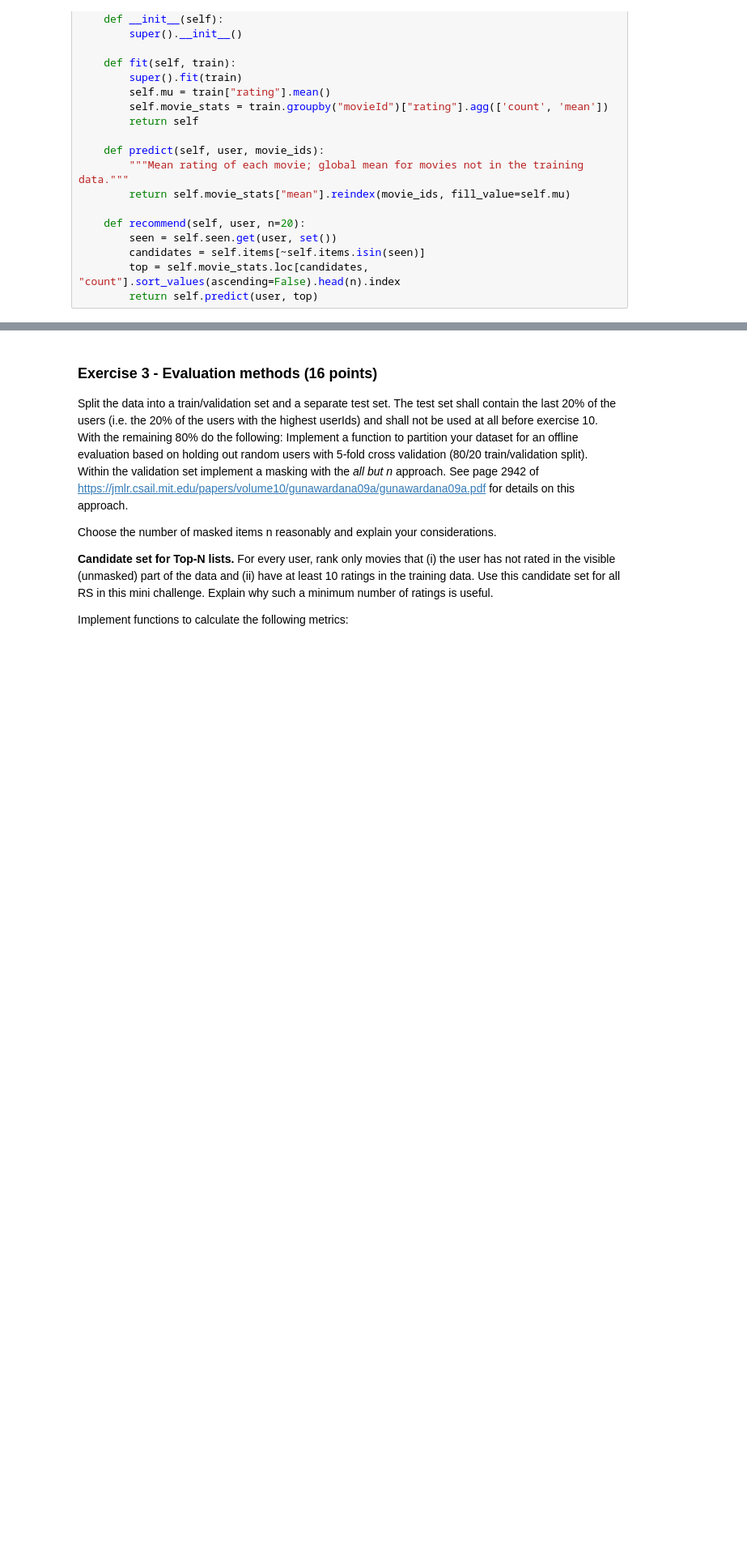
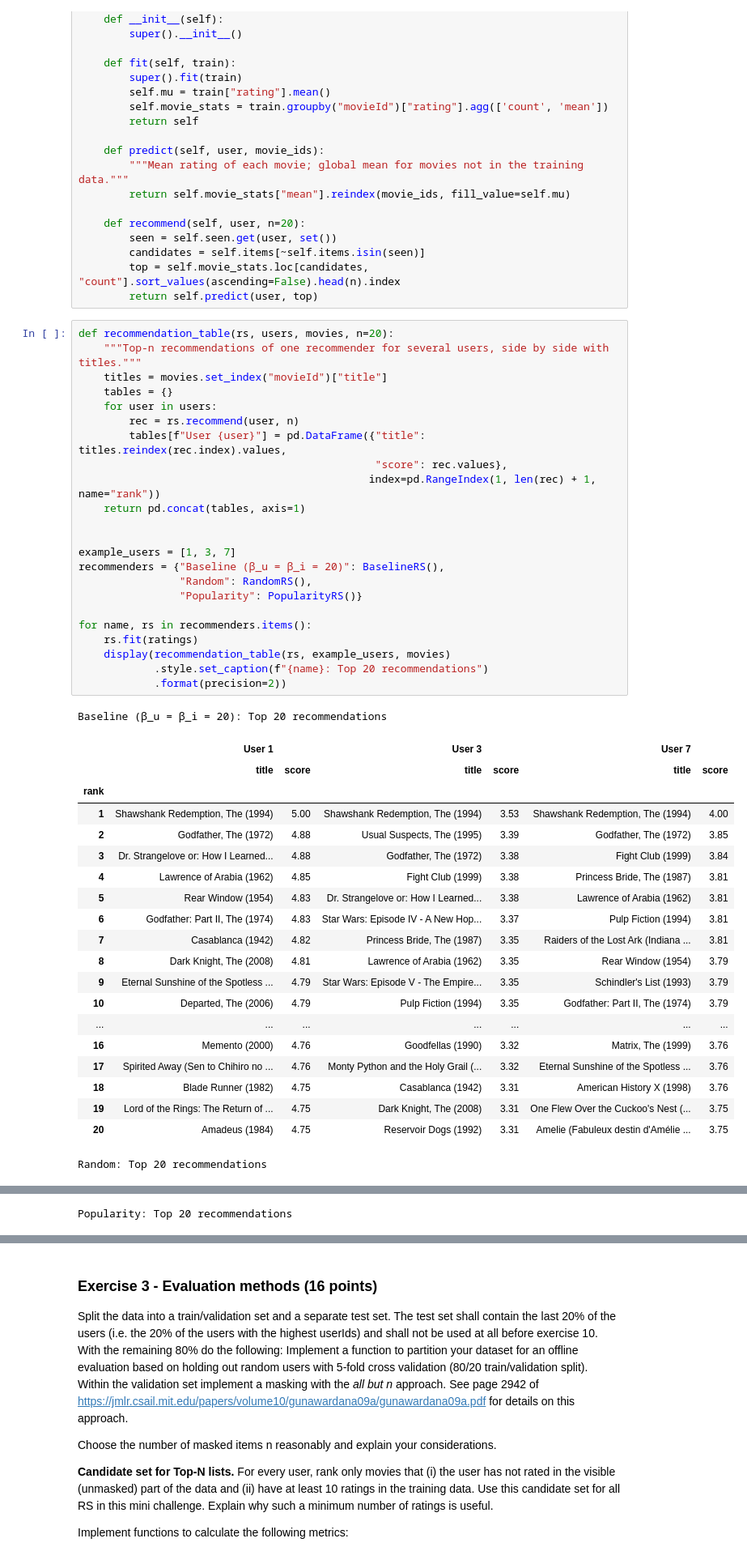
Before and after one commit to mischhart-bsc/recommender-systems, a Jupyter notebook: MiniChallenge/RSY_MiniChallenge_HS26.ipynb, the cells around one changed output, grey strips where cells are left out. Shown at 81% size. Cells and saved outputs as stored; diff of their text form; blank space fills up the shorter version.

```diff
--- a/MiniChallenge/RSY_MiniChallenge_HS26.ipynb
+++ b/MiniChallenge/RSY_MiniChallenge_HS26.ipynb
@@ -616,3 +620,48 @@ class PopularityRS(BaseRS):
         candidates = self.items[~self.items.isin(seen)]
         top = self.movie_stats.loc[candidates, "count"].sort_values(ascending=False).head(n).index
         return self.predict(user, top)
+# %%
+def recommendation_table(rs, users, movies, n=20):
+    """Top-n recommendations of one recommender for several users, side by side with titles."""
+    titles = movies.set_index("movieId")["title"]
+    tables = {}
+    for user in users:
+        rec = rs.recommend(user, n)
+        tables[f"User {user}"] = pd.DataFrame({"title": titles.reindex(rec.index).values,
+                                               "score": rec.values},
+                                              index=pd.RangeIndex(1, len(rec) + 1, name="rank"))
+    return pd.concat(tables, axis=1)
+
+
+example_users = [1, 3, 7]
+recommenders = {"Baseline (β_u = β_i = 20)": BaselineRS(),
+                "Random": RandomRS(),
+                "Popularity": PopularityRS()}
+
+for name, rs in recommenders.items():
+    rs.fit(ratings)
+    display(recommendation_table(rs, example_users, movies)
+            .style.set_caption(f"{name}: Top 20 recommendations")
+            .format(precision=2))
+# %% [output]
+Baseline (β_u = β_i = 20): Top 20 recommendations
+|  | User 1 |  | User 3 |  | User 7 |  |
+|  | title | score | title | score | title | score |
+| rank |  |  |  |  |  |  |
+| 1 | Shawshank Redemption, The (1994) | 5.00 | Shawshank Redemption, The (1994) | 3.53 | Shawshank Redemption, The (1994) | 4.00 |
+| 2 | Godfather, The (1972) | 4.88 | Usual Suspects, The (1995) | 3.39 | Godfather, The (1972) | 3.85 |
+| 3 | Dr. Strangelove or: How I Learned... | 4.88 | Godfather, The (1972) | 3.38 | Fight Club (1999) | 3.84 |
+| 4 | Lawrence of Arabia (1962) | 4.85 | Fight Club (1999) | 3.38 | Princess Bride, The (1987) | 3.81 |
+| 5 | Rear Window (1954) | 4.83 | Dr. Strangelove or: How I Learned... | 3.38 | Lawrence of Arabia (1962) | 3.81 |
+| 6 | Godfather: Part II, The (1974) | 4.83 | Star Wars: Episode IV - A New Hop... | 3.37 | Pulp Fiction (1994) | 3.81 |
+| 7 | Casablanca (1942) | 4.82 | Princess Bride, The (1987) | 3.35 | Raiders of the Lost Ark (Indiana ... | 3.81 |
+| 8 | Dark Knight, The (2008) | 4.81 | Lawrence of Arabia (1962) | 3.35 | Rear Window (1954) | 3.79 |
+| 9 | Eternal Sunshine of the Spotless ... | 4.79 | Star Wars: Episode V - The Empire... | 3.35 | Schindler's List (1993) | 3.79 |
+| 10 | Departed, The (2006) | 4.79 | Pulp Fiction (1994) | 3.35 | Godfather: Part II, The (1974) | 3.79 |
+| ... | ... | ... | ... | ... | ... | ... |
+| 16 | Memento (2000) | 4.76 | Goodfellas (1990) | 3.32 | Matrix, The (1999) | 3.76 |
+| 17 | Spirited Away (Sen to Chihiro no ... | 4.76 | Monty Python and the Holy Grail (... | 3.32 | Eternal Sunshine of the Spotless ... | 3.76 |
+| 18 | Blade Runner (1982) | 4.75 | Casablanca (1942) | 3.31 | American History X (1998) | 3.76 |
+| 19 | Lord of the Rings: The Return of ... | 4.75 | Dark Knight, The (2008) | 3.31 | One Flew Over the Cuckoo's Nest (... | 3.75 |
+| 20 | Amadeus (1984) | 4.75 | Reservoir Dogs (1992) | 3.31 | Amelie (Fabuleux destin d'Amélie ... | 3.75 |
+Random: Top 20 recommendations
@@ -618,0 +687 @@ class PopularityRS(BaseRS):
+Popularity: Top 20 recommendations
```
Also changed, not shown: parts of 6 cells of this notebook.
